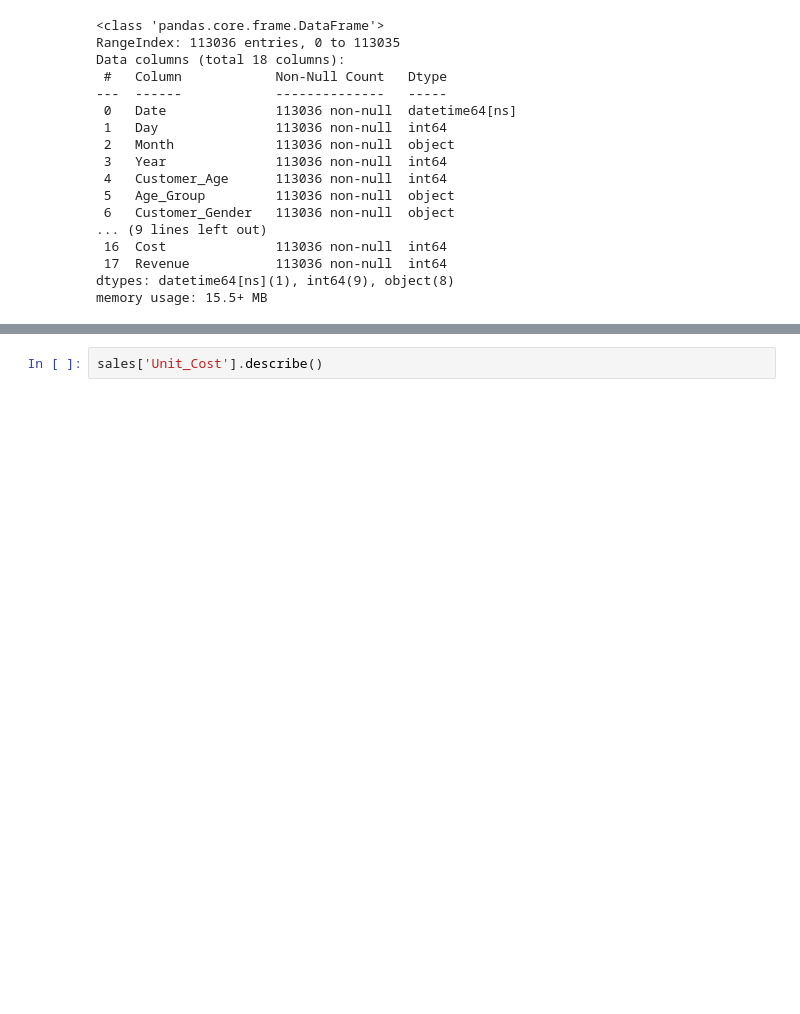
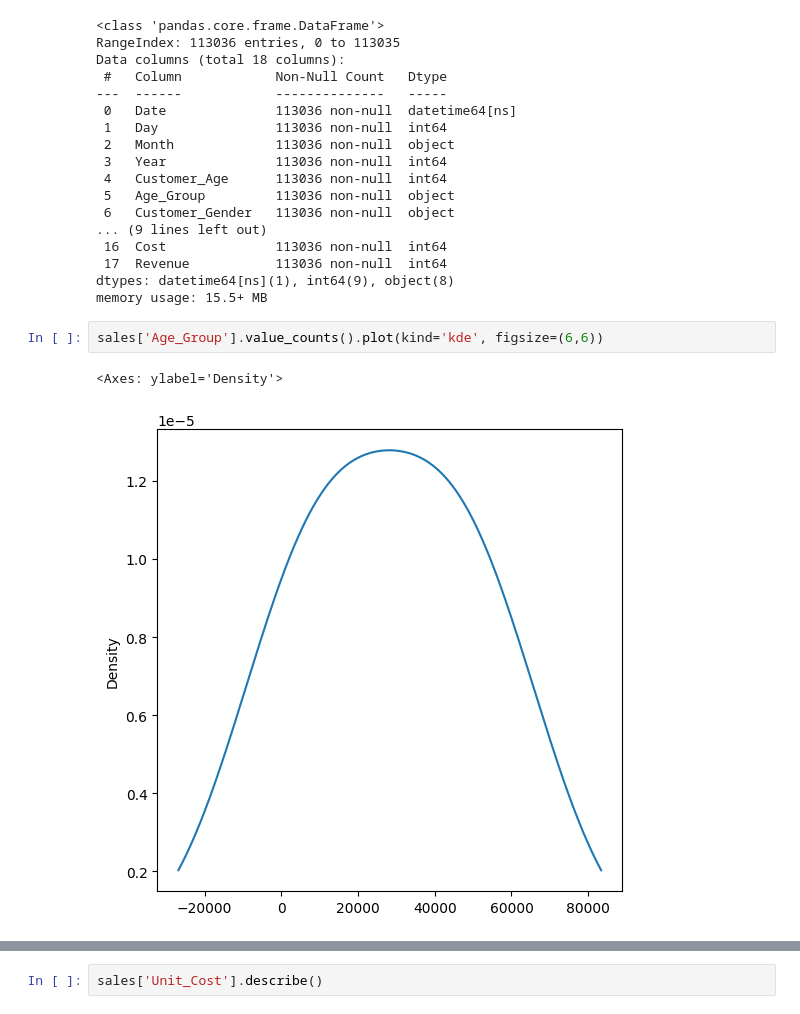
Before and after one commit to Kenjin32icon/Data-analysis--free-codecamp, a Jupyter notebook: FreeCodeCamp-Pandas-Real-Life-Example-master/Lecture_1.ipynb, the cells around one changed output, grey strips where cells are left out. Saved outputs shown, nothing was run; the diff lists cells and outputs as text; blank space fills up the shorter version.

```diff
--- a/FreeCodeCamp-Pandas-Real-Life-Example-master/Lecture_1.ipynb
+++ b/FreeCodeCamp-Pandas-Real-Life-Example-master/Lecture_1.ipynb
@@ -78,6 +78,11 @@ Data columns (total 18 columns):
  17  Revenue           113036 non-null  int64
 dtypes: datetime64[ns](1), int64(9), object(8)
 memory usage: 15.5+ MB
+# %%
+sales['Age_Group'].value_counts().plot(kind='kde', figsize=(6,6))
+# %% [output]
+<Axes: ylabel='Density'>
+[figure, added]
 # %%
 sales.describe()
 # %% [output]
```
Also changed, not shown: parts of 32 cells of this notebook, 1 other file.
